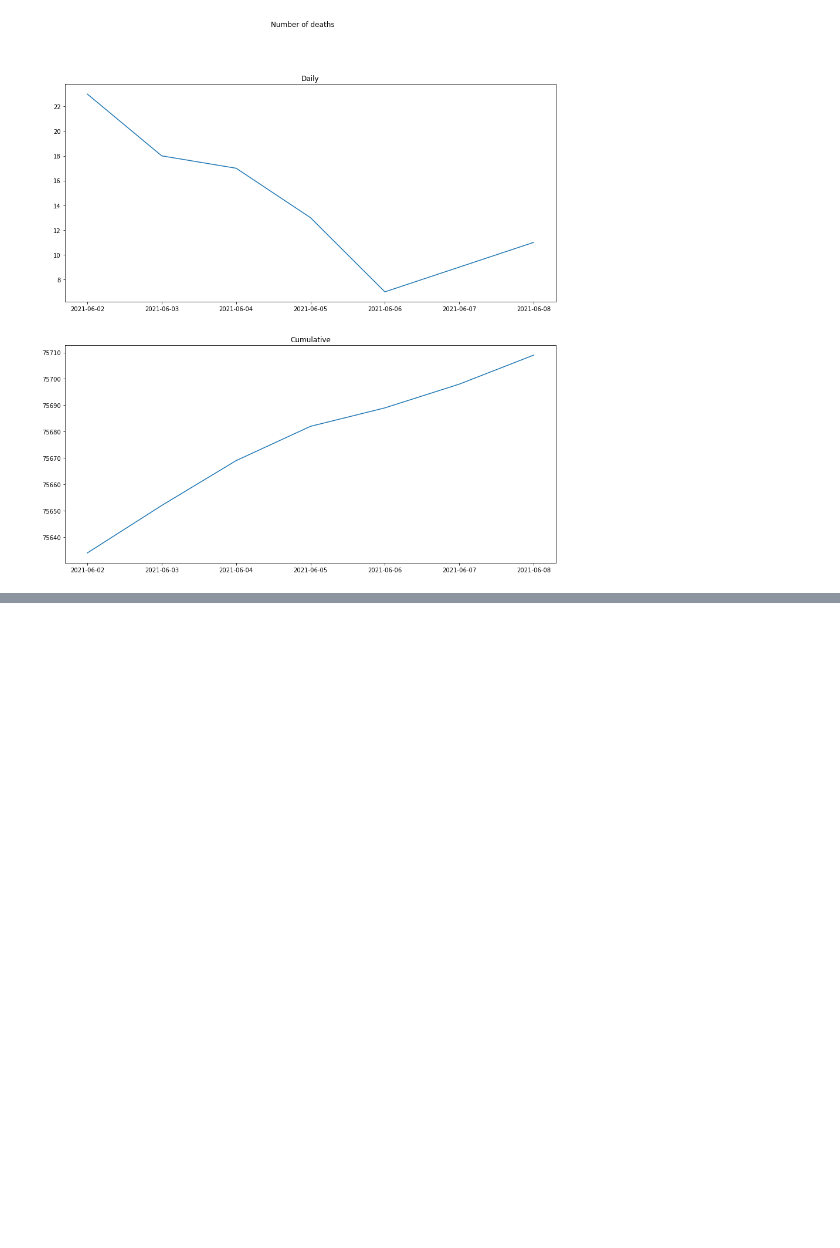
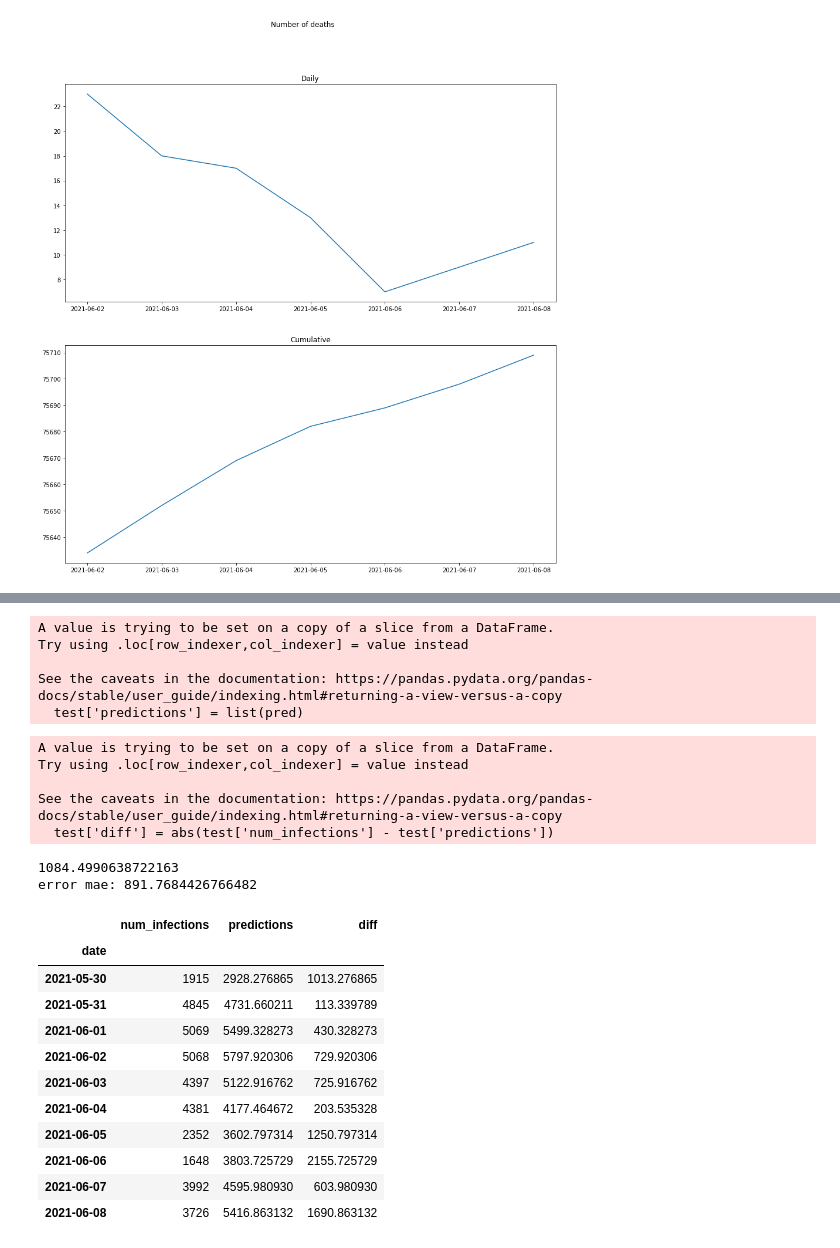
Before and after one commit to ffreire92/final_project, a Jupyter notebook: notebooks/Information_sources.ipynb, the cells around one changed output, grey strips where cells are left out. Cells and saved outputs as stored; diff of their text form; code cells hidden in the pictures; blank space fills up the shorter version.

```diff
--- a/notebooks/Information_sources.ipynb
+++ b/notebooks/Information_sources.ipynb
@@ -470,0 +611,40 @@ overview(last7, 'Number of deaths')
+# %%
+model=ARMA(train, order=(4, 4)).fit(disp=False)
+# %%
+pred=model.predict(len(train), len(infections)-1)
+# %%
+test['predictions'] = list(pred)
+# %% [output]
+A value is trying to be set on a copy of a slice from a DataFrame.
+Try using .loc[row_indexer,col_indexer] = value instead
+
+See the caveats in the documentation: https://pandas.pydata.org/pandas-docs/stable/user_guide/indexing.html#returning-a-view-versus-a-copy
+  test['predictions'] = list(pred)
+# %%
+test['diff'] = abs(test['num_infections'] - test['predictions'])
+# %% [output]
+A value is trying to be set on a copy of a slice from a DataFrame.
+Try using .loc[row_indexer,col_indexer] = value instead
+
+See the caveats in the documentation: https://pandas.pydata.org/pandas-docs/stable/user_guide/indexing.html#returning-a-view-versus-a-copy
+  test['diff'] = abs(test['num_infections'] - test['predictions'])
+# %%
+print(mse(test['num_infections'], pred)**0.5, '\nerror mae:', test['diff'].sum()/len(test))
+# %% [output]
+1084.4990638722163
+error mae: 891.7684426766482
+# %%
+test
+# %% [output]
+|  | num_infections | predictions | diff |
+| date |  |  |  |
+| 2021-05-30 | 1915 | 2928.276865 | 1013.276865 |
+| 2021-05-31 | 4845 | 4731.660211 | 113.339789 |
+| 2021-06-01 | 5069 | 5499.328273 | 430.328273 |
+| 2021-06-02 | 5068 | 5797.920306 | 729.920306 |
+| 2021-06-03 | 4397 | 5122.916762 | 725.916762 |
+| 2021-06-04 | 4381 | 4177.464672 | 203.535328 |
+| 2021-06-05 | 2352 | 3602.797314 | 1250.797314 |
+| 2021-06-06 | 1648 | 3803.725729 | 2155.725729 |
+| 2021-06-07 | 3992 | 4595.980930 | 603.980930 |
+| 2021-06-08 | 3726 | 5416.863132 | 1690.863132 |
```
Also changed, not shown: parts of 54 cells of this notebook.
